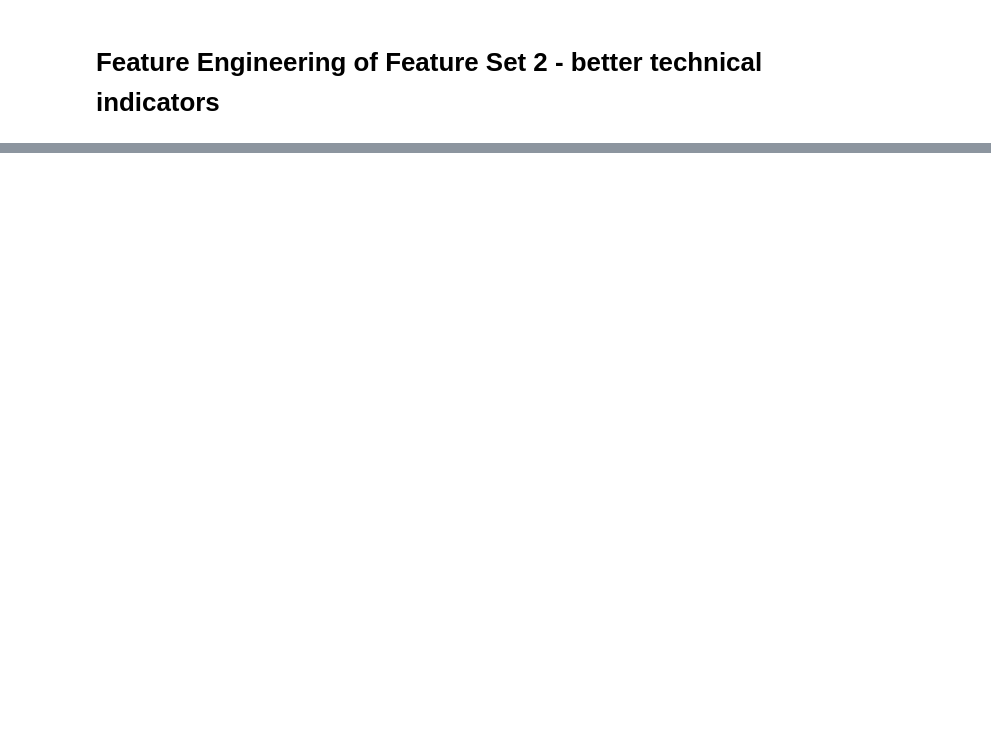
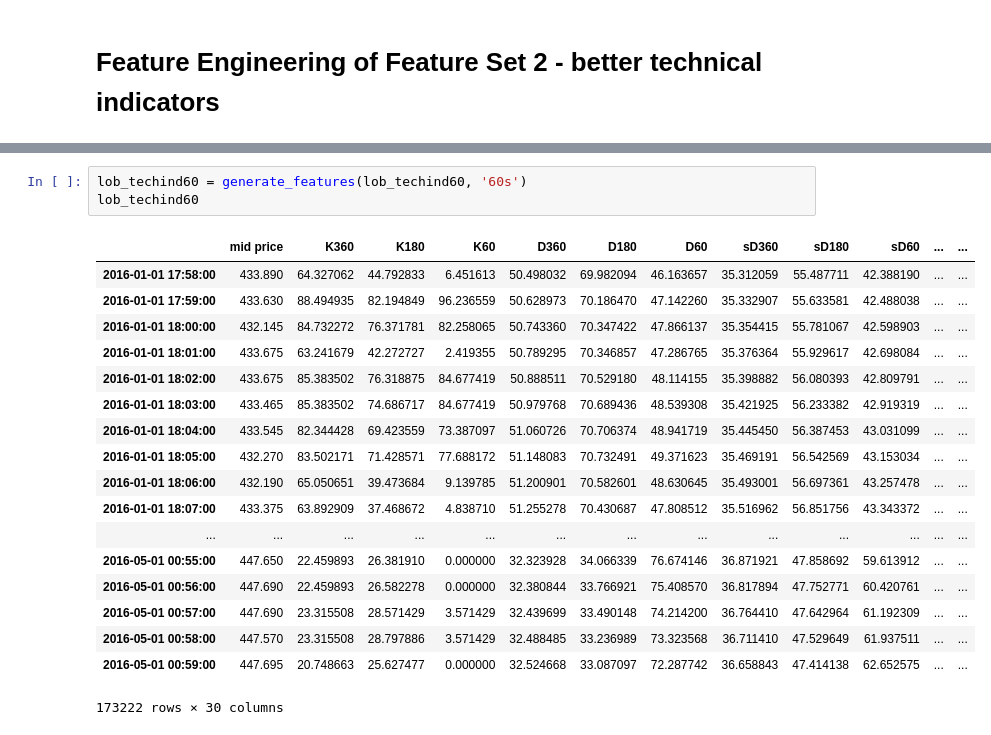
Before and after one commit to Lucsanszky/btc-price-prediction, a Jupyter notebook: data-collection/feature-engineering.ipynb, the cells around one changed output, grey strips where cells are left out. Cells and saved outputs as stored; diff of their text form; blank space fills up the shorter version.

```diff
--- a/data-collection/feature-engineering.ipynb
+++ b/data-collection/feature-engineering.ipynb
@@ -178,0 +346,22 @@ lob_tech_features
+# %%
+lob_techind60 = generate_features(lob_techind60, '60s')
+lob_techind60
+# %% [output]
+|  | mid price | K360 | K180 | K60 | D360 | D180 | D60 | sD360 | sD180 | sD60 | ... | ... |
+| 2016-01-01 17:58:00 | 433.890 | 64.327062 | 44.792833 | 6.451613 | 50.498032 | 69.982094 | 46.163657 | 35.312059 | 55.487711 | 42.388190 | ... | ... |
+| 2016-01-01 17:59:00 | 433.630 | 88.494935 | 82.194849 | 96.236559 | 50.628973 | 70.186470 | 47.142260 | 35.332907 | 55.633581 | 42.488038 | ... | ... |
+| 2016-01-01 18:00:00 | 432.145 | 84.732272 | 76.371781 | 82.258065 | 50.743360 | 70.347422 | 47.866137 | 35.354415 | 55.781067 | 42.598903 | ... | ... |
+| 2016-01-01 18:01:00 | 433.675 | 63.241679 | 42.272727 | 2.419355 | 50.789295 | 70.346857 | 47.286765 | 35.376364 | 55.929617 | 42.698084 | ... | ... |
+| 2016-01-01 18:02:00 | 433.675 | 85.383502 | 76.318875 | 84.677419 | 50.888511 | 70.529180 | 48.114155 | 35.398882 | 56.080393 | 42.809791 | ... | ... |
+| 2016-01-01 18:03:00 | 433.465 | 85.383502 | 74.686717 | 84.677419 | 50.979768 | 70.689436 | 48.539308 | 35.421925 | 56.233382 | 42.919319 | ... | ... |
+| 2016-01-01 18:04:00 | 433.545 | 82.344428 | 69.423559 | 73.387097 | 51.060726 | 70.706374 | 48.941719 | 35.445450 | 56.387453 | 43.031099 | ... | ... |
+| 2016-01-01 18:05:00 | 432.270 | 83.502171 | 71.428571 | 77.688172 | 51.148083 | 70.732491 | 49.371623 | 35.469191 | 56.542569 | 43.153034 | ... | ... |
+| 2016-01-01 18:06:00 | 432.190 | 65.050651 | 39.473684 | 9.139785 | 51.200901 | 70.582601 | 48.630645 | 35.493001 | 56.697361 | 43.257478 | ... | ... |
+| 2016-01-01 18:07:00 | 433.375 | 63.892909 | 37.468672 | 4.838710 | 51.255278 | 70.430687 | 47.808512 | 35.516962 | 56.851756 | 43.343372 | ... | ... |
+| ... | ... | ... | ... | ... | ... | ... | ... | ... | ... | ... | ... | ... |
+| 2016-05-01 00:55:00 | 447.650 | 22.459893 | 26.381910 | 0.000000 | 32.323928 | 34.066339 | 76.674146 | 36.871921 | 47.858692 | 59.613912 | ... | ... |
+| 2016-05-01 00:56:00 | 447.690 | 22.459893 | 26.582278 | 0.000000 | 32.380844 | 33.766921 | 75.408570 | 36.817894 | 47.752771 | 60.420761 | ... | ... |
+| 2016-05-01 00:57:00 | 447.690 | 23.315508 | 28.571429 | 3.571429 | 32.439699 | 33.490148 | 74.214200 | 36.764410 | 47.642964 | 61.192309 | ... | ... |
+| 2016-05-01 00:58:00 | 447.570 | 23.315508 | 28.797886 | 3.571429 | 32.488485 | 33.236989 | 73.323568 | 36.711410 | 47.529649 | 61.937511 | ... | ... |
+| 2016-05-01 00:59:00 | 447.695 | 20.748663 | 25.627477 | 0.000000 | 32.524668 | 33.087097 | 72.287742 | 36.658843 | 47.414138 | 62.652575 | ... | ... |
+173222 rows × 30 columns
```
Also changed, not shown: parts of 22 cells of this notebook, 1 other file.
